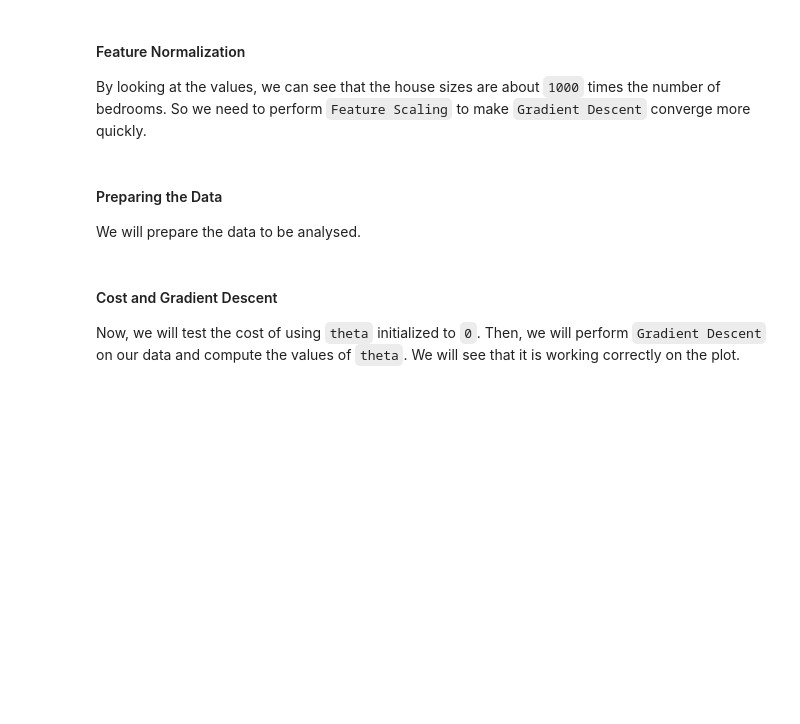
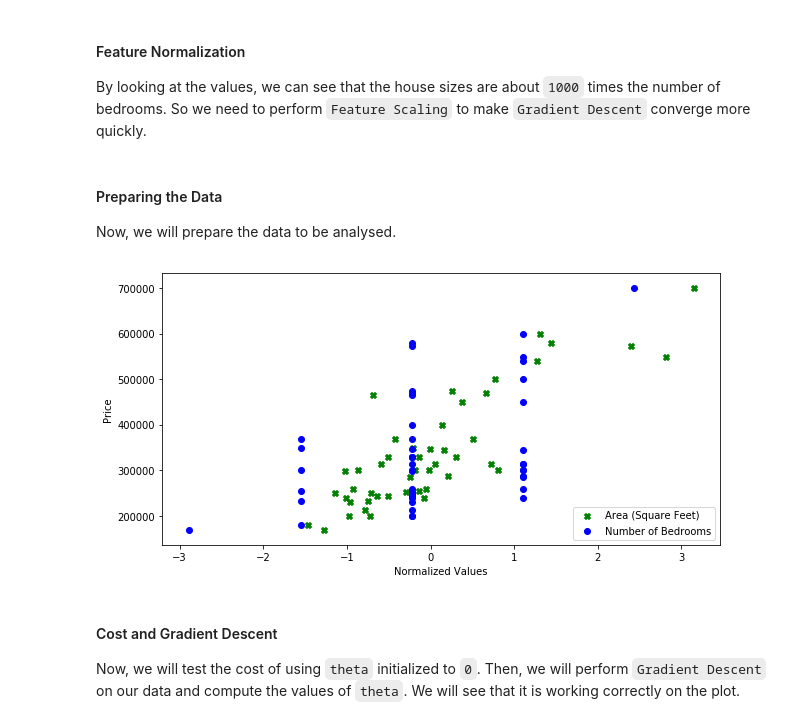
Before and after one commit to ritamds/machine-learning-coursera, a Jupyter notebook: week02/week02-python/week02-python.ipynb, the cells around one changed output. Drawn from its saved outputs; the diff is of its cells as text; code cells hidden in the pictures; blank space fills up the shorter version.

```diff
--- a/week02/week02-python/week02-python.ipynb
+++ b/week02/week02-python/week02-python.ipynb
@@ -238,6 +237,6 @@ def feature_normalization(X):
 # %% [markdown]
 #### Preparing the Data
-We will prepare the data to be analysed.
+Now, we will prepare the data to be analysed.
 # %%
 m2 = len(X2)
 
@@ -251,6 +250,16 @@ X2 = np.hstack((ones2, X2))
 y2 = y2[:, np.newaxis]
 
 theta2 = np.zeros((3,1))
+# %%
+plt.rcParams['figure.figsize'] = (10,5)
+plt.scatter(X2_norm[:,1], y2, c='green', marker='X', linewidths=1, label='Area (Square Feet)')
+plt.scatter(X2_norm[:,2], y2, c='blue', marker='o', linewidths=1, label='Number of Bedrooms')
+plt.xlabel('Normalized Values')
+plt.ylabel('Price')
+plt.legend(loc=4)
+plt.show()
+# %% [output]
+[figure, added]
 # %% [markdown]
 #### Cost and Gradient Descent
 Now, we will test the cost of using `theta` initialized to `0`. Then, we will perform `Gradient Descent` on our data and compute the values of `theta`. We will see that it is working correctly on the plot.
```
Also changed, not shown: parts of 25 cells of this notebook, 1 other file.
